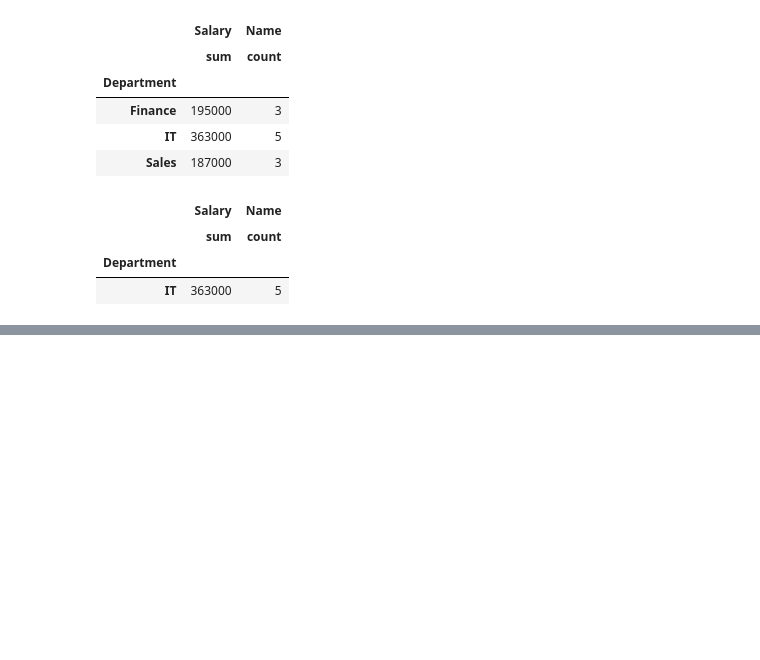
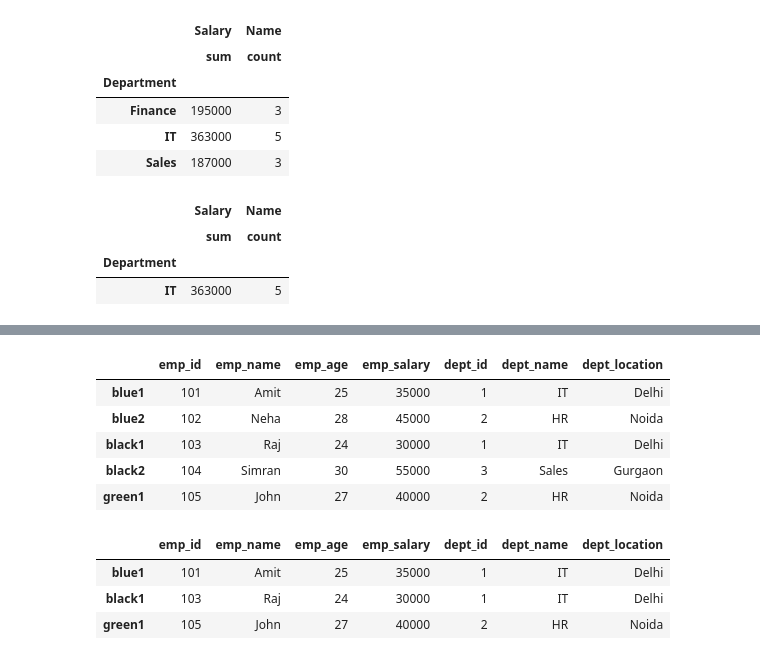
Before and after one commit to Mee-SUJAL/Employee-data-analysis, a Jupyter notebook: Employee_insights_citywise.ipynb, the cells around one changed output, grey strips where cells are left out. Drawn from its saved outputs; the diff is of its cells as text; code cells hidden in the pictures; blank space fills up the shorter version.

```diff
--- a/Employee_insights_citywise.ipynb
+++ b/Employee_insights_citywise.ipynb
@@ -360,0 +449,16 @@ data[data['Name']['count']>=4]
+# %%
+df
+# %% [output]
+|  | emp_id | emp_name | emp_age | emp_salary | dept_id | dept_name | dept_location |
+| blue1 | 101 | Amit | 25 | 35000 | 1 | IT | Delhi |
+| blue2 | 102 | Neha | 28 | 45000 | 2 | HR | Noida |
+| black1 | 103 | Raj | 24 | 30000 | 1 | IT | Delhi |
+| black2 | 104 | Simran | 30 | 55000 | 3 | Sales | Gurgaon |
+| green1 | 105 | John | 27 | 40000 | 2 | HR | Noida |
+# %%
+df.filter(like='1',axis=0)
+# %% [output]
+|  | emp_id | emp_name | emp_age | emp_salary | dept_id | dept_name | dept_location |
+| blue1 | 101 | Amit | 25 | 35000 | 1 | IT | Delhi |
+| black1 | 103 | Raj | 24 | 30000 | 1 | IT | Delhi |
+| green1 | 105 | John | 27 | 40000 | 2 | HR | Noida |
```
Also changed, not shown: parts of 17 cells of this notebook.
